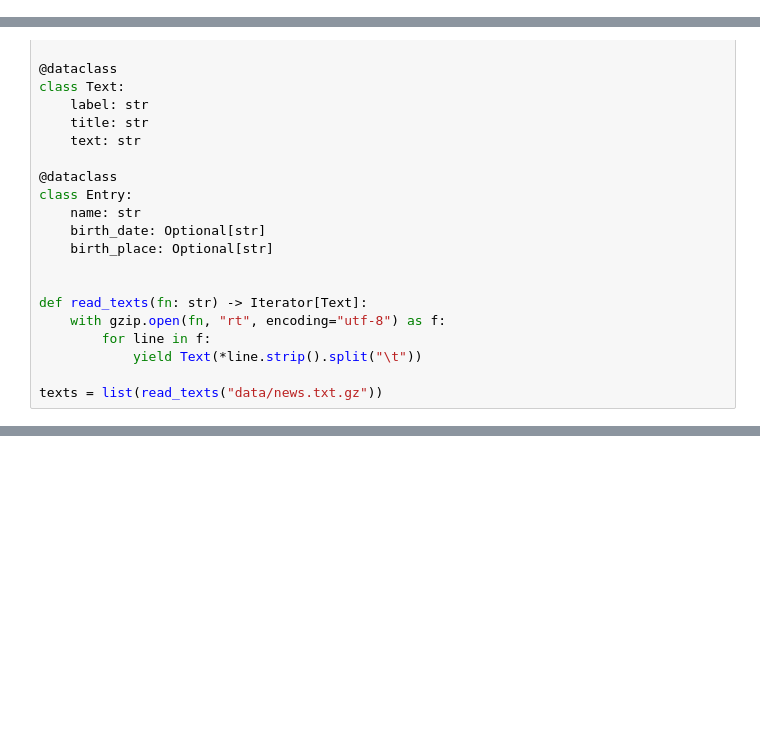
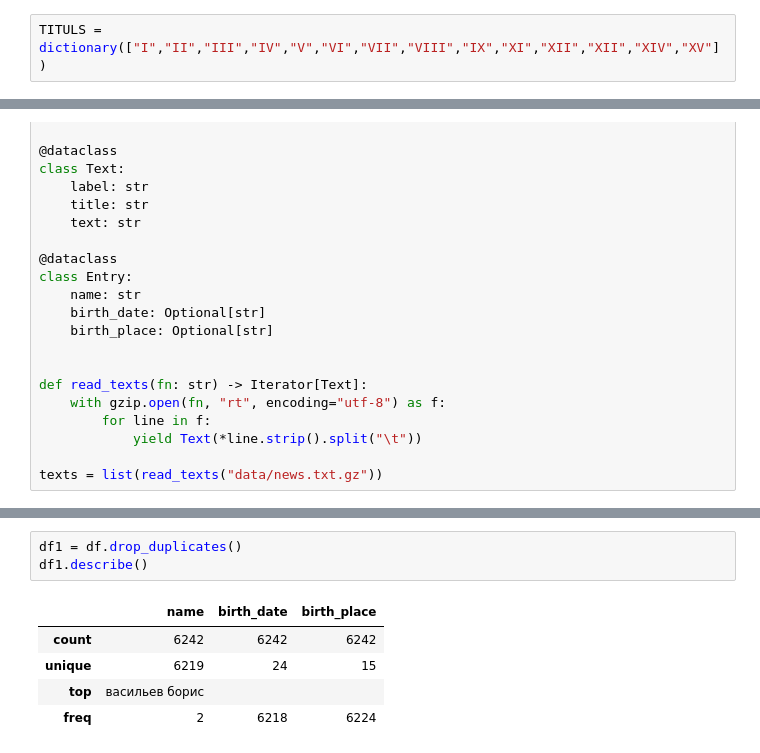
Before and after one commit to 4eckah78/nlp, a Jupyter notebook: task1.ipynb, the cells around one changed output, grey strips where cells are left out. Cells and saved outputs as stored; diff of their text form; blank space fills up the shorter version.

```diff
--- a/task1.ipynb
+++ b/task1.ipynb
@@ -249,0 +236,2 @@ for match in parser.findall(text):
+# %%
+TITULS = dictionary(["I","II","III","IV","V","VI","VII","VIII","IX","XI","XII","XII","XIV","XV"])
@@ -324,0 +1233,9 @@ Empty
+# %%
+df1 = df.drop_duplicates()
+df1.describe()
+# %% [output]
+|  | name | birth_date | birth_place |
+| count | 6242 | 6242 | 6242 |
+| unique | 6219 | 24 | 15 |
+| top | васильев борис |  |  |
+| freq | 2 | 6218 | 6224 |
```
Also changed, not shown: parts of 77 cells of this notebook.
